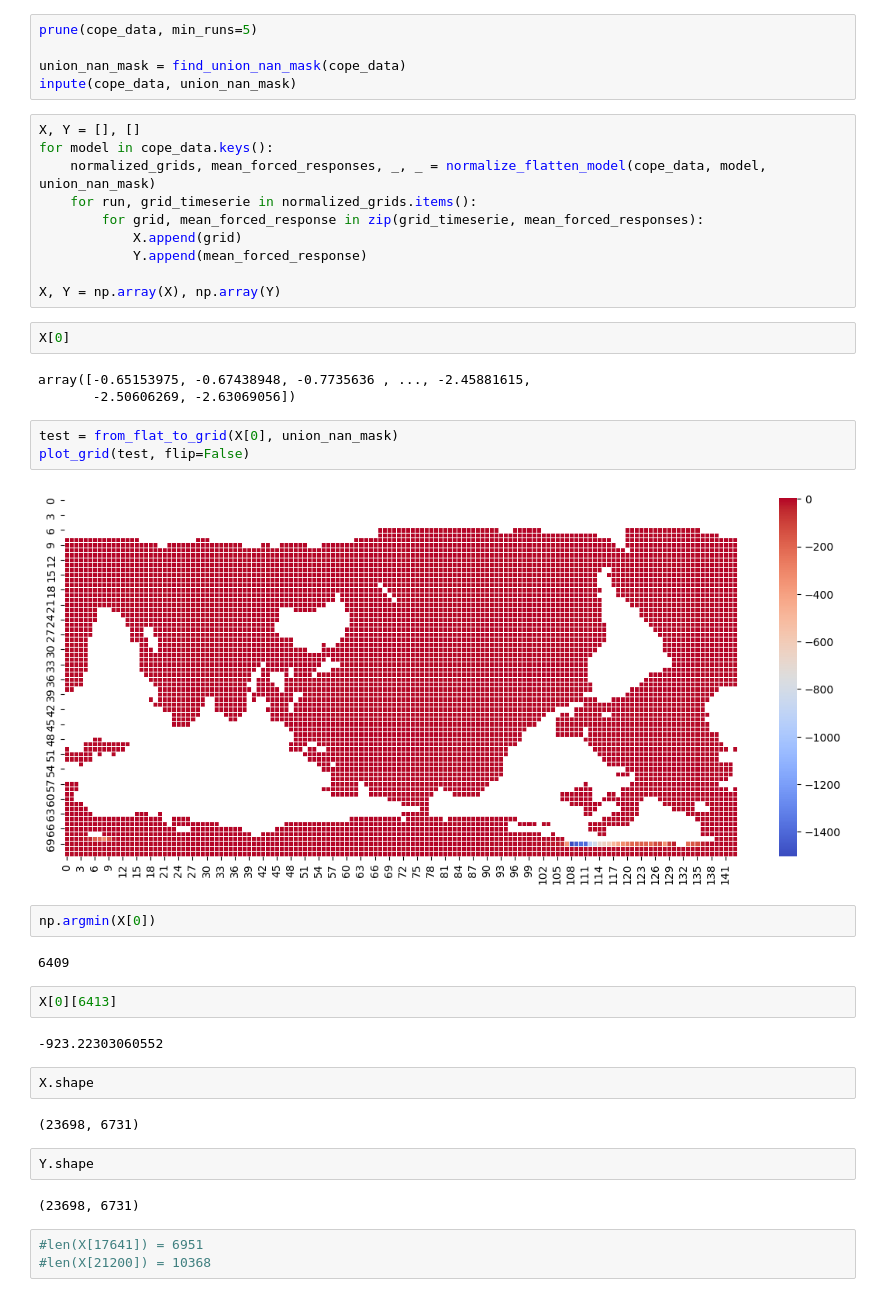
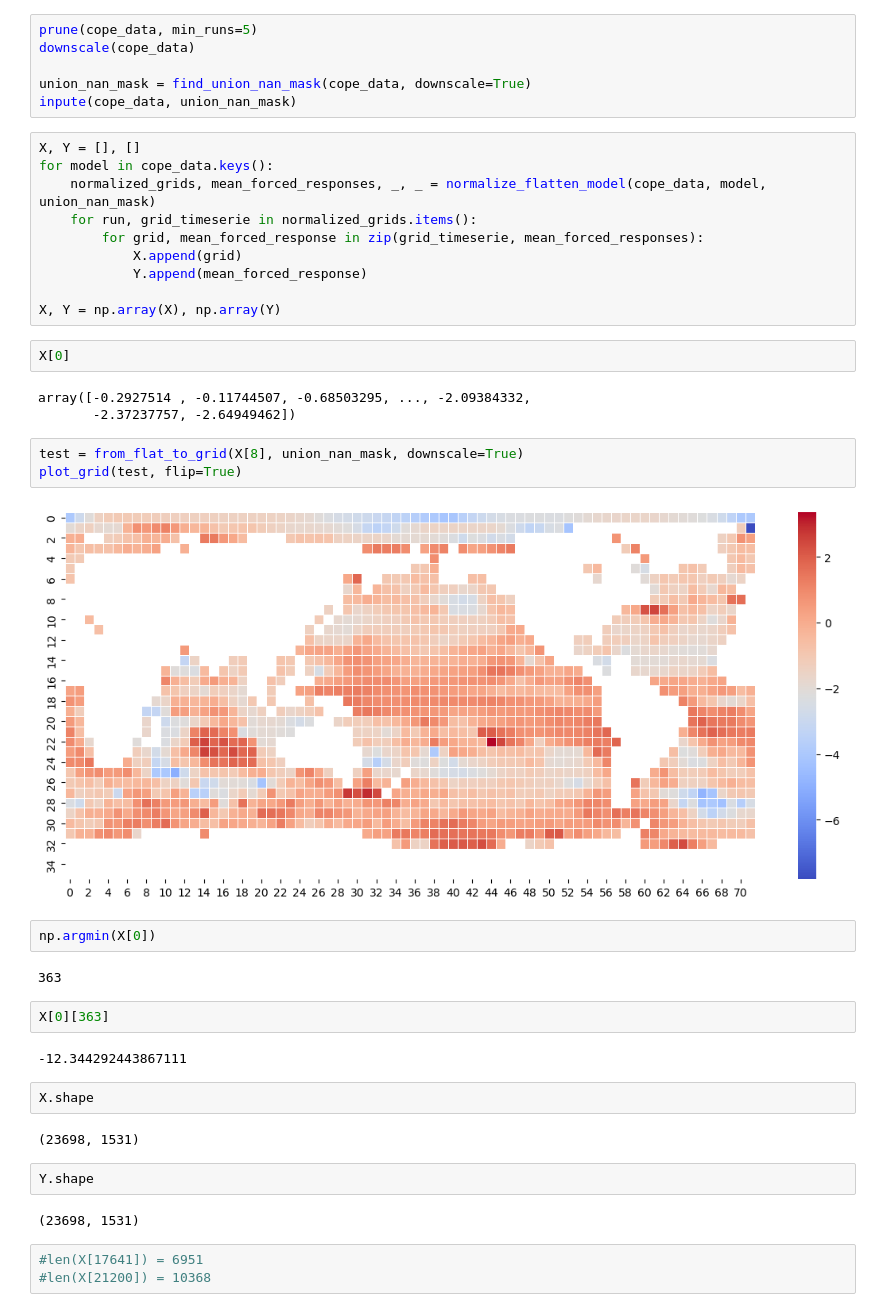
Before and after one commit to Victor2175/gm4cs-m, a Jupyter notebook: ridge_regression.ipynb, the cells around one changed output. Cells and saved outputs as stored; diff of their text form.

```diff
--- a/ridge_regression.ipynb
+++ b/ridge_regression.ipynb
@@ -21,8 +21,9 @@ with open('cope_data/ssp585_time_series.pkl', 'rb') as f:
     cope_data = pkl.load(f)
 # %%
 prune(cope_data, min_runs=5)
+downscale(cope_data)
 
-union_nan_mask = find_union_nan_mask(cope_data)
+union_nan_mask = find_union_nan_mask(cope_data, downscale=True)
 inpute(cope_data, union_nan_mask)
 # %%
 X, Y = [], []
@@ -37,29 +38,29 @@ X, Y = np.array(X), np.array(Y)
 # %%
 X[0]
 # %% [output]
-array([-0.65153975, -0.67438948, -0.7735636 , ..., -2.45881615,
-       -2.50606269, -2.63069056])
+array([-0.2927514 , -0.11744507, -0.68503295, ..., -2.09384332,
+       -2.37237757, -2.64949462])
 # %%
-test = from_flat_to_grid(X[0], union_nan_mask)
-plot_grid(test, flip=False)
+test = from_flat_to_grid(X[8], union_nan_mask, downscale=True)
+plot_grid(test, flip=True)
 # %% [output]
-[figure, old version]
+[figure, new version]
 # %%
 np.argmin(X[0])
 # %% [output]
-6409
+363
 # %%
-X[0][6413]
+X[0][363]
 # %% [output]
--923.22303060552
+-12.344292443867111
 # %%
 X.shape
 # %% [output]
-(23698, 6731)
+(23698, 1531)
 # %%
 Y.shape
 # %% [output]
-(23698, 6731)
+(23698, 1531)
 # %%
 #len(X[17641]) = 6951
 #len(X[21200]) = 10368
```
Also changed, not shown: parts of 3 cells of this notebook, 1 other file.
